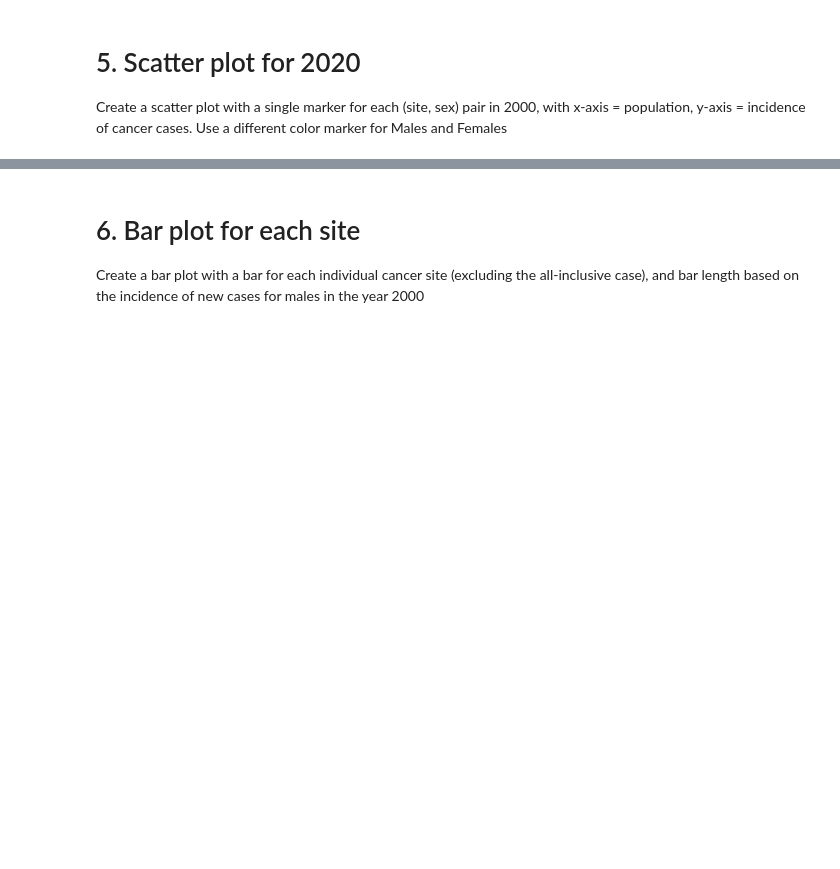
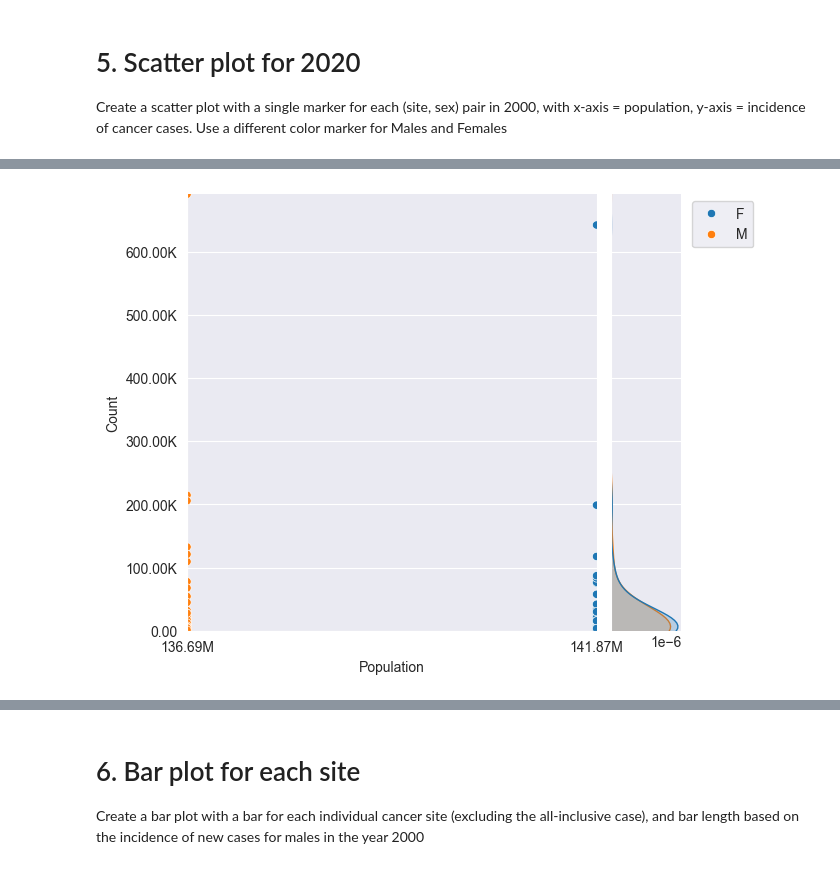
Before and after one commit to ipacheco9311/CS-577-07-Data-Science-Fall-2025, a Jupyter notebook: Assignments/Assignment1/src/assignment1-1.ipynb, the cells around one changed output, grey strips where cells are left out. Saved outputs shown, nothing was run; the diff lists cells and outputs as text; code cells hidden in the pictures; blank space fills up the shorter version.

```diff
--- a/Assignments/Assignment1/src/assignment1-1.ipynb
+++ b/Assignments/Assignment1/src/assignment1-1.ipynb
@@ -87,3 +523,7 @@ Create a line plot for All Invasive Cancer Sites with x-axis = year, y-axis = in
 # 5. Scatter plot for 2020
 
 Create a scatter plot with a single marker for each (site, sex) pair in 2000, with x-axis = population, y-axis = incidence of cancer cases. Use a different color marker for Males and Females
+# %%
+in_2000_df = cancer_df[cancer_df[YEAR] == 2000].sort_values([CANCER_SITES, SEX]).reset_index()[
+    [CANCER_SITES, SEX, POPULATION, COUNT]]
+in_2000_df.head()
@@ -89,0 +537,14 @@ Create a scatter plot with a single marker for each (site, sex) pair in 2000, wi
+# %%
+plot = sns.jointplot(data=in_2000_df,
+                     x=POPULATION,
+                     xlim=(in_2000_df[POPULATION].min(), in_2000_df[POPULATION].max()),
+                     y=COUNT,
+                     ylim=(in_2000_df[COUNT].min(), in_2000_df[COUNT].max()),
+                     hue=SEX)
+plot.ax_joint.xaxis.set_major_formatter(FORMATTER)
+plot.ax_joint.yaxis.set_major_formatter(FORMATTER)
+plot.ax_joint.set_xticks(sorted(in_2000_df[POPULATION].unique()))
+plot.ax_joint.legend(bbox_to_anchor=(1.4, 1, 0, 0))
+plot.ax_marg_x.remove()
+# %% [output]
+[figure, added]
```
Also changed, not shown: parts of 39 cells of this notebook, 1 other file.
